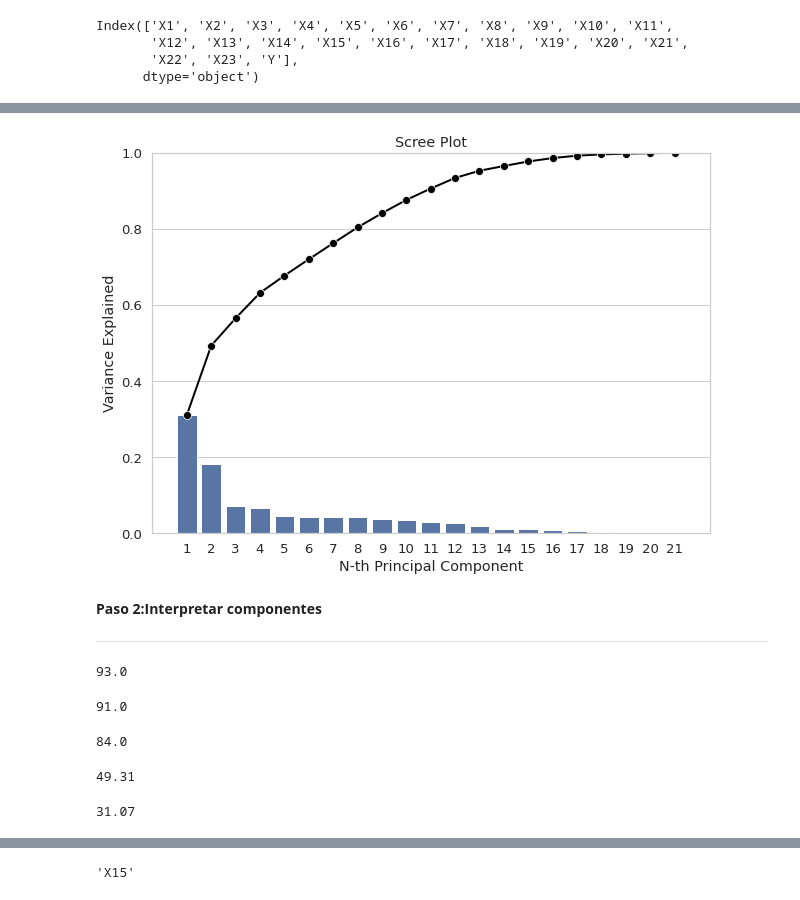
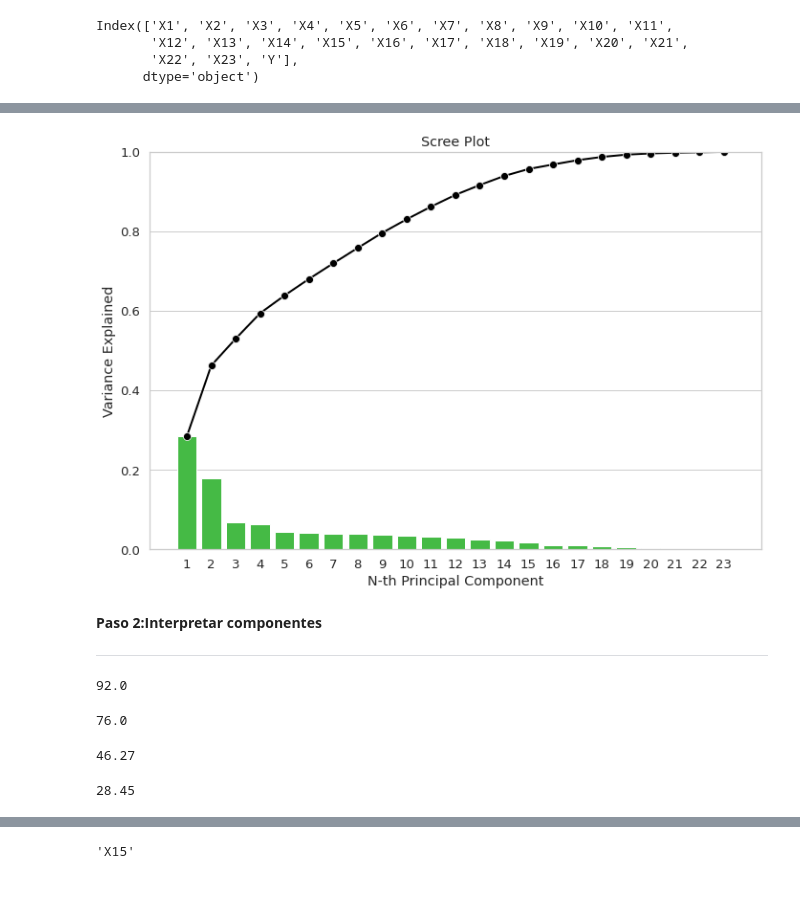
Before and after one commit to PosgradoMNA/Atividades-de-aprendizaje-SamaraGarcia, a Jupyter notebook: Equipo15_Actividad_Semanal4.ipynb, the cells around one changed output, grey strips where cells are left out. Saved outputs shown, nothing was run; the diff lists cells and outputs as text; code cells hidden in the pictures.

```diff
--- a/Equipo15_Actividad_Semanal4.ipynb
+++ b/Equipo15_Actividad_Semanal4.ipynb
@@ -120,0 +109,6 @@ PCA es un método de reducción de datos ,pensado para usarse con grandes cantid
+# %%
+#Estandarizando el data set.
+#Center to the mean and component wise scale to unit variance.
+
+pcs = PCA()
+pcs.fit(preprocessing.scale(df.iloc[:, :23].dropna(axis=0)))
@@ -135,68 +135,62 @@ pcsSummary_df
 # %%
+#Realizando la gráfica que nos muestra los componentes y la varianza que representan.
 import matplotlib as mpl
 import matplotlib.pyplot as plt
 PC_components = np.arange(pcs.n_components_) + 1
-#PC_components
 
 _ = sns.set(style = 'whitegrid',
             font_scale = 1.2
             )
 
 fig, ax = plt.subplots(figsize=(10, 7))
-
+#Caracteristicas de las barras
 _ = sns.barplot(x = PC_components,
                 y = pcs.explained_variance_ratio_,
-                color = 'b'
+                color = 'limegreen'
                 )
-
+#Caracteristicas de las lineas
 _ = sns.lineplot(x = PC_components-1,
                  y = np.cumsum(pcs.explained_variance_ratio_),
                  color = 'black',
                  linestyle = '-',
                  linewidth = 2,
                  marker = 'o',
                  markersize = 8
                  )
-
+#Añadiendo título a la gráfica y a los ejes
 plt.title('Scree Plot')
 plt.xlabel('N-th Principal Component')
 plt.ylabel('Variance Explained')
 plt.ylim(0, 1)
 plt.show()
 # %% [output]
-[figure, old version]
+[figure, new version]
 # %% [markdown]
 **Paso 2:Interpretar componentes**
 
 ---
 # %%
-#Los primeros 10 componentes representan el 93% de la varianza total
-((pcsSummary_df.iloc[2][11])*100).round(0)
+#Los primeros 12 componentes representan el 92% de la varianza total
+((pcsSummary_df.iloc[2][12])*100).round(0)
 #type(pcsSummary_df)
 # %% [output]
-93.0
+92.0
 # %%
-#Los primeros 8 componentes representan el 93% de la varianza total
-((pcsSummary_df.iloc[2][10])*100).round(0)
+#Los primeros 7 componentes representan el 80% de la varianza total
+((pcsSummary_df.iloc[2][7])*100).round(0)
 #type(pcsSummary_df)
 # %% [output]
-91.0
+76.0
 # %%
-#Los primeros 7 componentes representan el 84% de la varianza total
-((pcsSummary_df.iloc[2][8])*100).round(0)
-#type(pcsSummary_df)
+#Los primeros 2 componentes representan casi el 46% de la varianza total
+((pcsSummary_df.iloc[2][1])*100).round(2)
 # %% [output]
-84.0
+46.27
 # %%
-#Los primeros 2 componentes representan casi el 49% de la varianza total
-((pcsSummary_df.iloc[2][1])*100).round(2)
+#El primer componente solo representa el 28% la varianza total
+((pcsSummary_df.iloc[1][0])*100).round(2)
 # %% [output]
-49.31
+28.45
-# %%
-#El primer componente solo representa casi el 31% d ela varianza total
-((pcsSummary_df.iloc[2][0])*100).round(2)
-# %% [output]
-31.07
 # %%
 pcsSummary_df.columns = ['PC{}'.format(i) for i in range(1, len(pcsSummary_df.columns) + 1)]
 pcsSummary_df.round(4)
```
Also changed, not shown: parts of 22 cells of this notebook.
